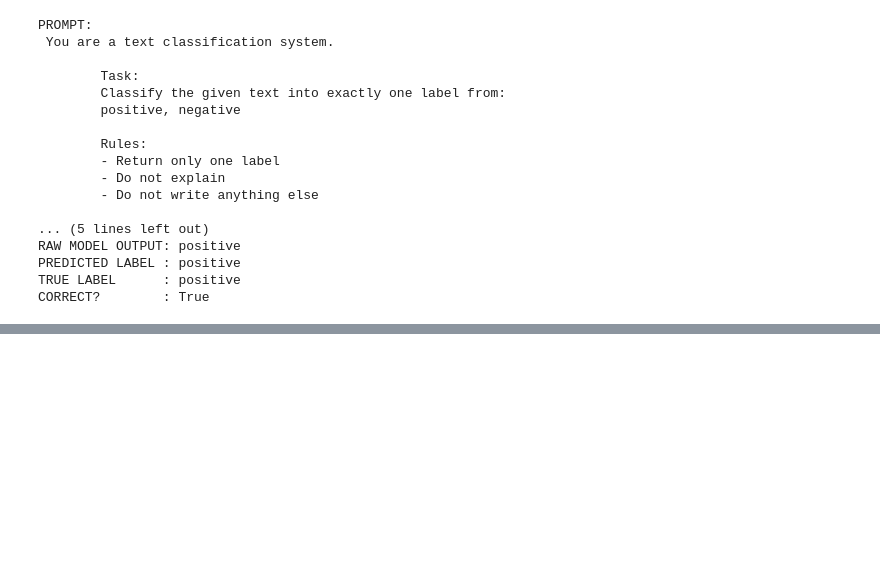
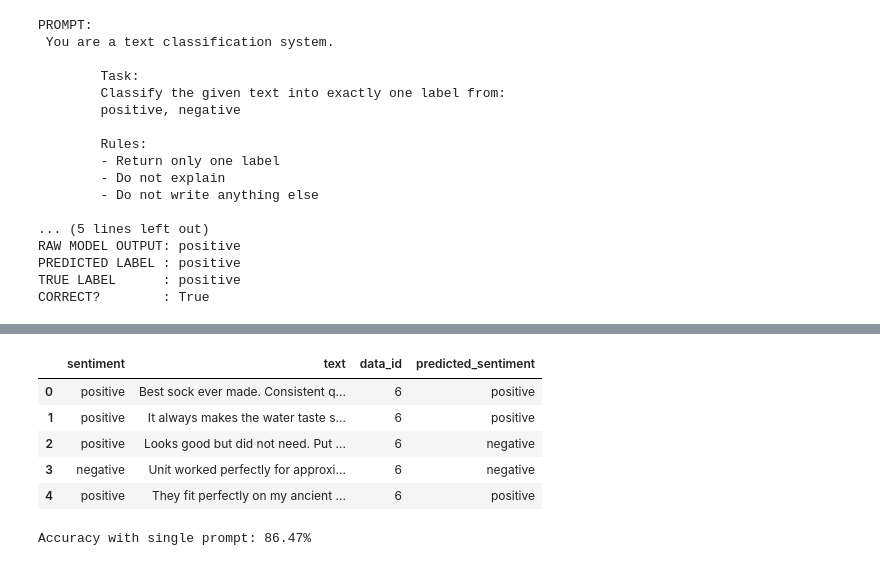
Before and after one commit to ngnma/Sentiment-Analysis-Logistic-Regression-vs-LLMs, a Jupyter notebook: main.ipynb, the cells around one changed output, grey strips where cells are left out. Cells and saved outputs as stored; diff of their text form; code cells hidden in the pictures; blank space fills up the shorter version.

```diff
--- a/main.ipynb
+++ b/main.ipynb
@@ -160,0 +529,2 @@ CORRECT?        : True
+# %%
+run_single_sample_demo(train_df)
@@ -160,0 +655,15 @@ CORRECT?        : True
+# %%
+train_df['predicted_sentiment'] = preds
+train_df.head()
+# %% [output]
+|  | sentiment | text | data_id | predicted_sentiment |
+| 0 | positive | Best sock ever made. Consistent q... | 6 | positive |
+| 1 | positive | It always makes the water taste s... | 6 | positive |
+| 2 | positive | Looks good but did not need. Put ... | 6 | negative |
+| 3 | negative | Unit worked perfectly for approxi... | 6 | negative |
+| 4 | positive | They fit perfectly on my ancient ... | 6 | positive |
+# %%
+accuracy_single_prompt = (train_df['sentiment'] == train_df['predicted_sentiment']).mean()
+print(f"Accuracy with single prompt: {accuracy_single_prompt:.2%}")
+# %% [output]
+Accuracy with single prompt: 86.47%
```
Also changed, not shown: parts of 9 cells of this notebook, 1 other file.
